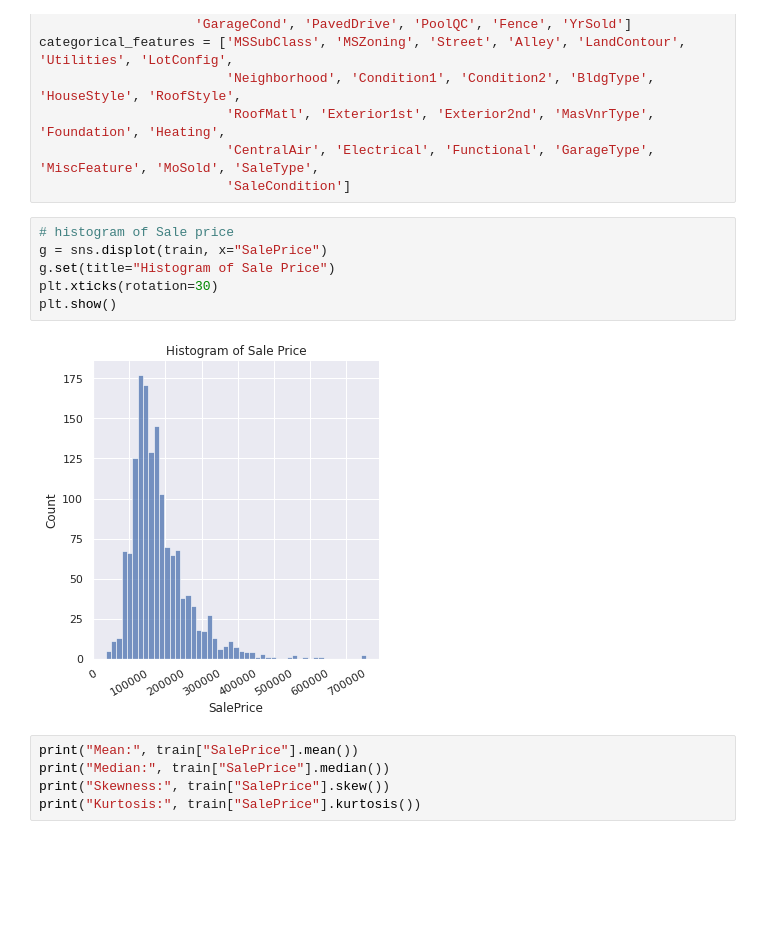
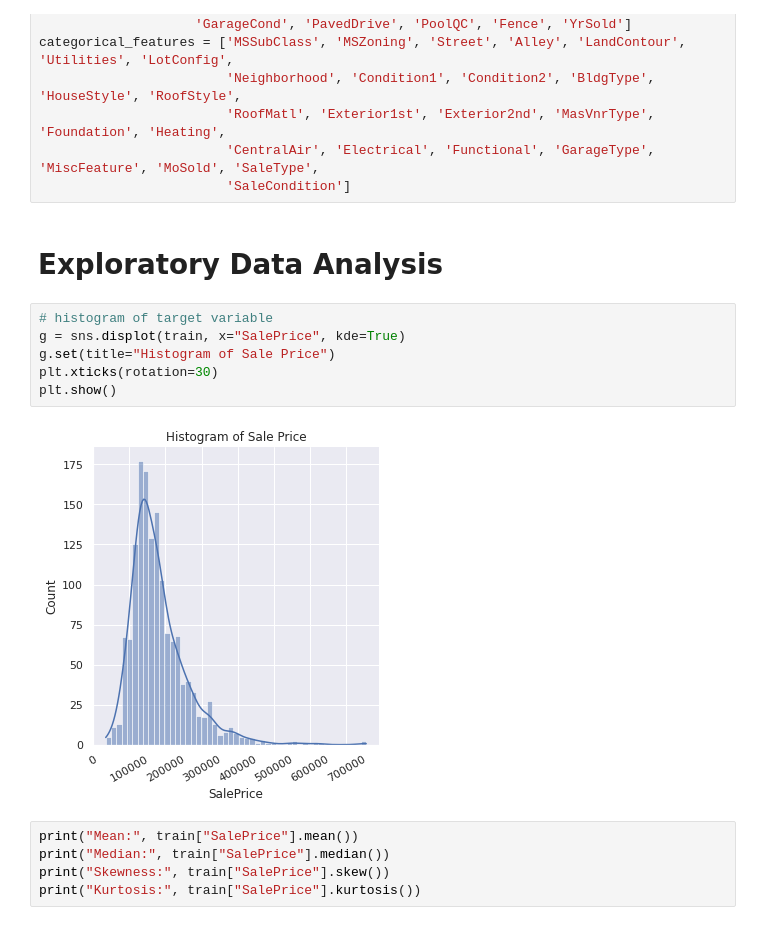
Before and after one commit to nguyenhaidang94/HousePricePrediction, a Jupyter notebook: which_factors_influence_house_price.ipynb, the cells around one changed output. Cells and saved outputs as stored; diff of their text form; blank space fills up the shorter version.

```diff
--- a/which_factors_influence_house_price.ipynb
+++ b/which_factors_influence_house_price.ipynb
@@ -67,14 +67,16 @@ categorical_features = ['MSSubClass', 'MSZoning', 'Street', 'Alley', 'LandContou
                         'RoofMatl', 'Exterior1st', 'Exterior2nd', 'MasVnrType', 'Foundation', 'Heating',
                         'CentralAir', 'Electrical', 'Functional', 'GarageType', 'MiscFeature', 'MoSold', 'SaleType',
                         'SaleCondition']
+# %% [markdown]
+# Exploratory Data Analysis
 # %%
-# histogram of Sale price
-g = sns.displot(train, x="SalePrice")
+# histogram of target variable
+g = sns.displot(train, x="SalePrice", kde=True)
 g.set(title="Histogram of Sale Price")
 plt.xticks(rotation=30)
 plt.show()
 # %% [output]
-[figure, old version]
+[figure, new version]
 # %%
 print("Mean:", train["SalePrice"].mean())
 print("Median:", train["SalePrice"].median())
```
Also changed, not shown: parts of 9 cells of this notebook.
